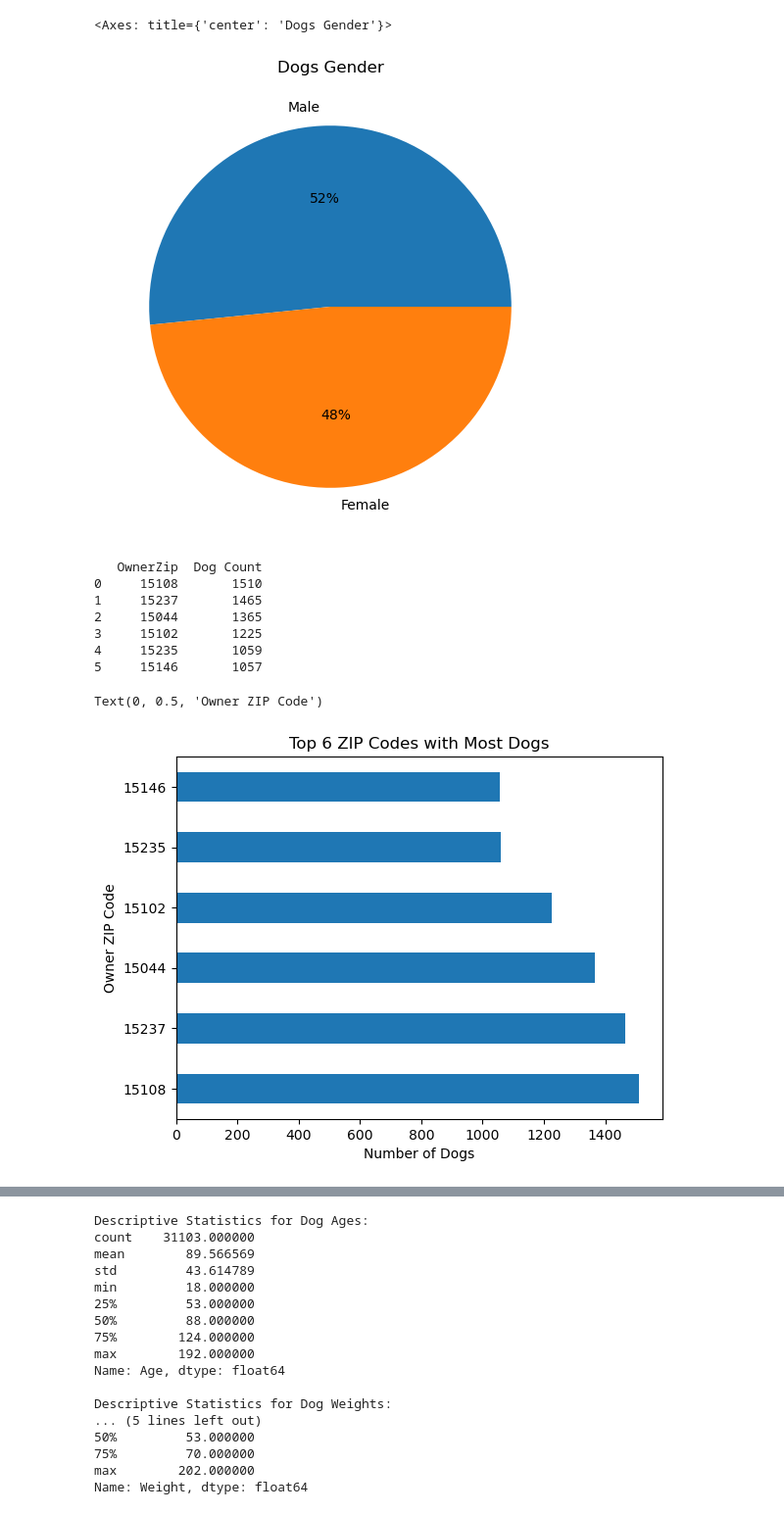
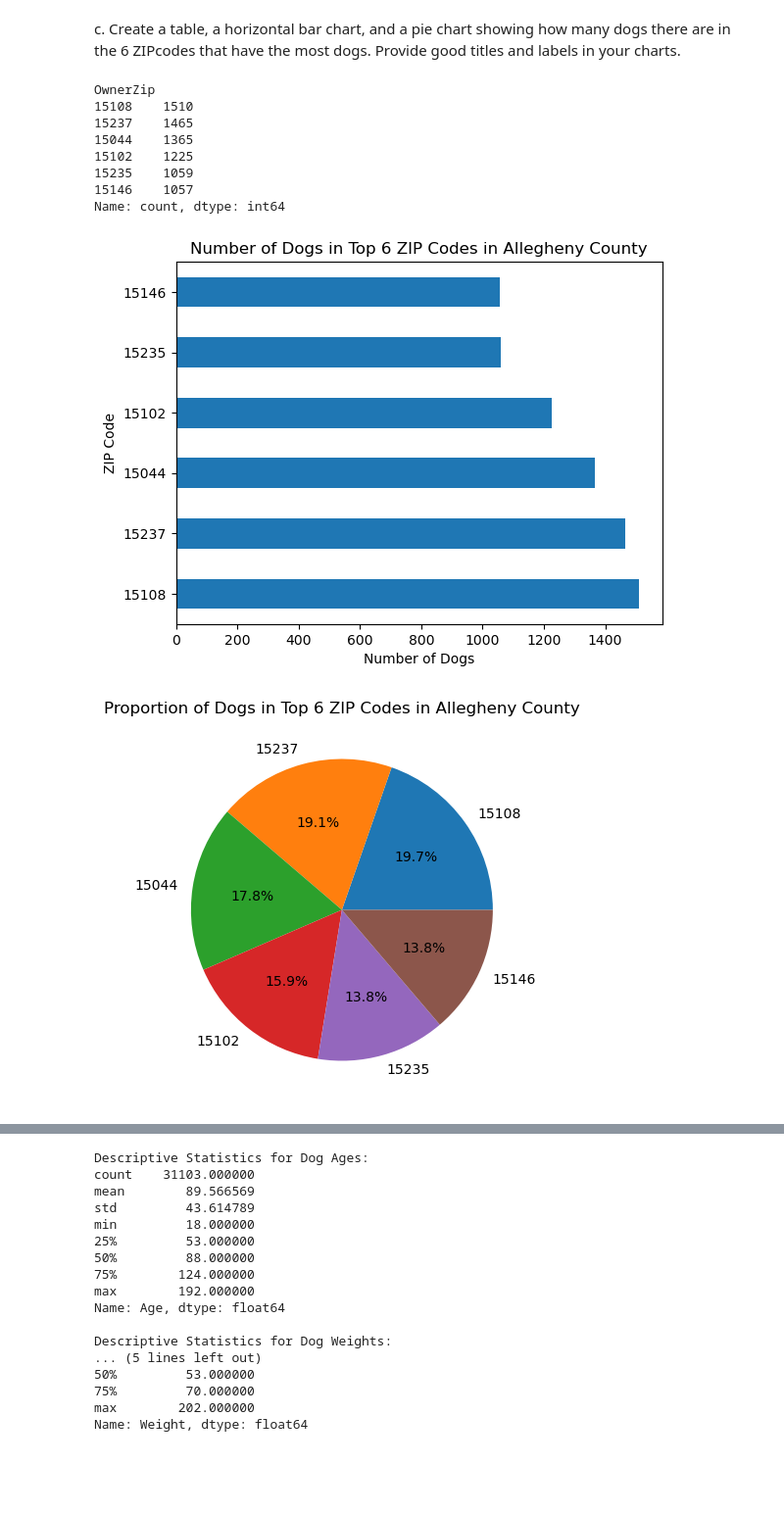
Before and after one commit to santiagoe9107/Python_Data_Visualization_HW1, a Jupyter notebook: homework1.ipynb, the cells around one changed output, grey strips where cells are left out. Shown: that part at 98% size. Saved outputs shown, nothing was run; the diff lists cells and outputs as text; code cells hidden in the pictures; blank space fills up the shorter version.

```diff
--- a/homework1.ipynb
+++ b/homework1.ipynb
@@ -49,5 +64,0 @@ dogdf['Gender'].value_counts().plot(kind='barh', title='Dogs Gender')
-# %%
-dogdf['Gender'].value_counts().plot(kind='pie', title='Dogs Gender', autopct='%1.0f%%', labels=dogdf['Gender'].value_counts().index, ylabel='', figsize=(6, 6))
-# %% [output]
-<Axes: title={'center': 'Dogs Gender'}>
-[figure, removed]
@@ -56,20 +65,33 @@ dogdf['Gender'].value_counts().plot(kind='pie', title='Dogs Gender', autopct='%1
+# %% [markdown]
+c.	Create a table, a horizontal bar chart, and a pie chart showing how many dogs there are in the 6 ZIPcodes that have the most dogs.  Provide good titles and labels in your charts.
 # %%
-top6_zipcodes = dogdf['OwnerZip'].value_counts().head(6)
-top6_zipcodes_df = top6_zipcodes.reset_index()
+# Table
+top6_zipcodes_df = dog_df['OwnerZip'].value_counts().head(6)
 top6_zipcodes_df.columns = ['OwnerZip', 'Dog Count']
 print(top6_zipcodes_df)
+
+# Bar Chart
+bar = top6_zipcodes_df.plot(kind='barh', title='Number of Dogs in Top 6 ZIP Codes in Allegheny County')
+bar.set_xlabel('Number of Dogs')
+bar.set_ylabel('ZIP Code')
+plt.show()
+
+# Pie Chart
+pie = top6_zipcodes_df.plot.pie(
+    ylabel = '',
+    figsize=(5, 5),
+    autopct='%1.1f%%',
+    title='Proportion of Dogs in Top 6 ZIP Codes in Allegheny County'
+    )
+plt.show()
 # %% [output]
-   OwnerZip  Dog Count
-0     15108       1510
-1     15237       1465
-2     15044       1365
-3     15102       1225
-4     15235       1059
-5     15146       1057
+OwnerZip
+15108    1510
+15237    1465
+15044    1365
+15102    1225
+15235    1059
+15146    1057
+Name: count, dtype: int64
+[figure, added]
+[figure, added]
-# %%
-top6_zipcodes.plot(kind='barh', title='Top 6 ZIP Codes with Most Dogs')
-plt.xlabel('Number of Dogs')
-plt.ylabel('Owner ZIP Code')
-# %% [output]
-Text(0, 0.5, 'Owner ZIP Code')
-[figure, removed]
```
Also changed, not shown: parts of 30 cells of this notebook, 2 other files.
